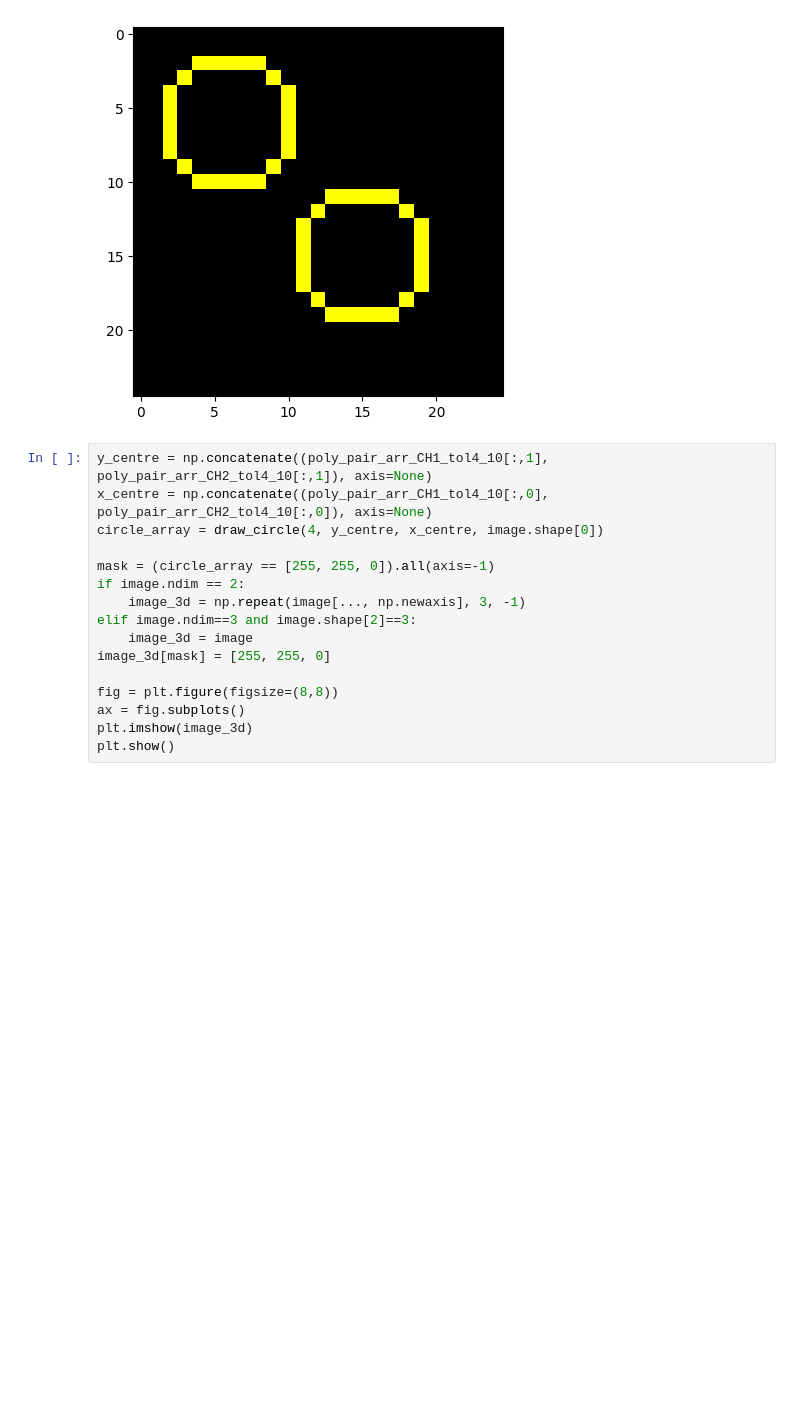
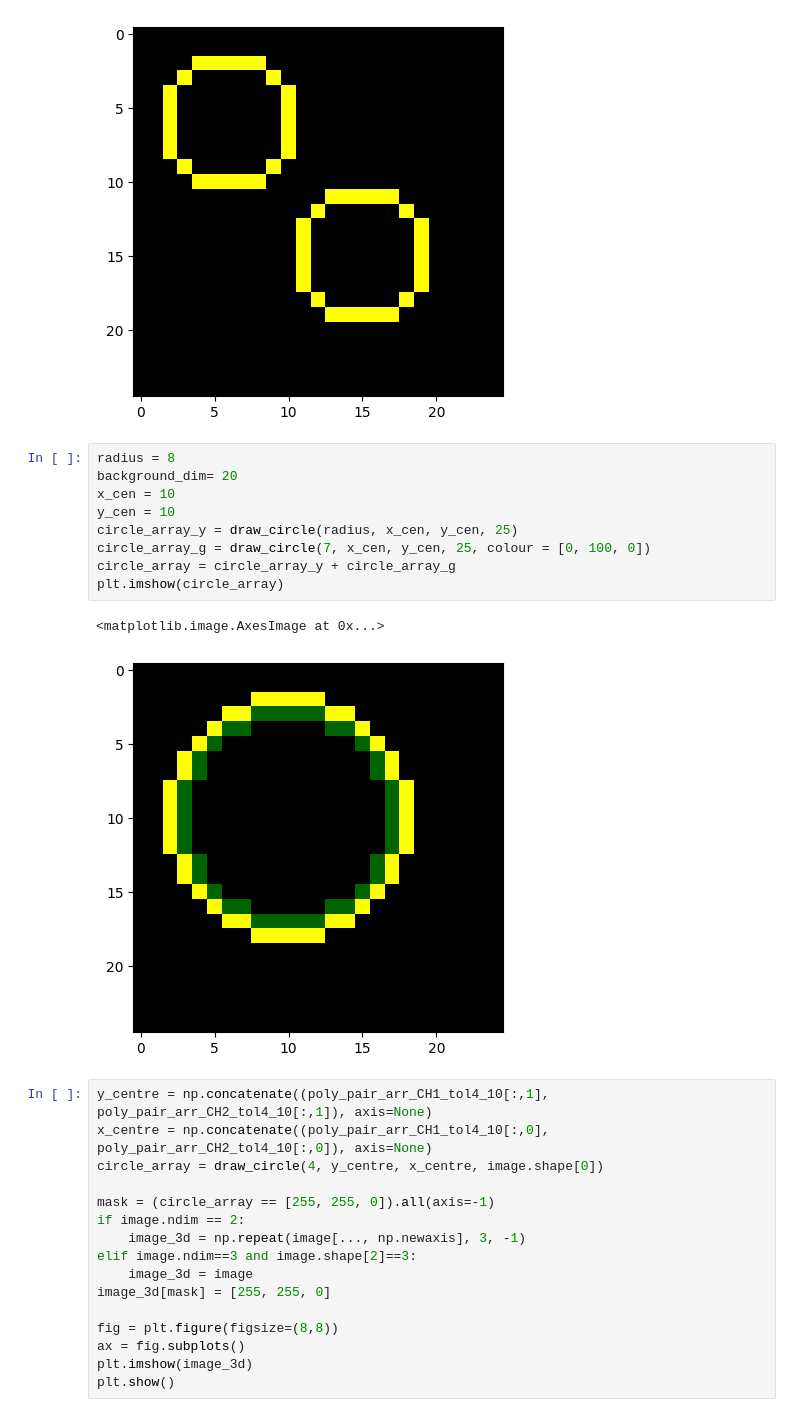
Before and after one commit to ljhason/smImaging-Exploration, a Jupyter notebook: Peaks Plots and Intensity/circle.ipynb, the cells around one changed output. Saved outputs shown, nothing was run; the diff lists cells and outputs as text; blank space fills up the shorter version.

```diff
--- a/Peaks Plots and Intensity/circle.ipynb
+++ b/Peaks Plots and Intensity/circle.ipynb
@@ -38,6 +38,18 @@ plt.imshow(circle_array)
 # %% [output]
 <matplotlib.image.AxesImage at 0x...>
 [figure]
+# %%
+radius = 8
+background_dim= 20
+x_cen = 10
+y_cen = 10
+circle_array_y = draw_circle(radius, x_cen, y_cen, 25)
+circle_array_g = draw_circle(7, x_cen, y_cen, 25, colour = [0, 100, 0])
+circle_array = circle_array_y + circle_array_g
+plt.imshow(circle_array)
+# %% [output]
+<matplotlib.image.AxesImage at 0x...>
+[figure, added]
 # %%
 y_centre = np.concatenate((poly_pair_arr_CH1_tol4_10[:,1], poly_pair_arr_CH2_tol4_10[:,1]), axis=None)
 x_centre = np.concatenate((poly_pair_arr_CH1_tol4_10[:,0], poly_pair_arr_CH2_tol4_10[:,0]), axis=None)
```
Also changed, not shown: parts of 1 cell of this notebook, 3 other files.
